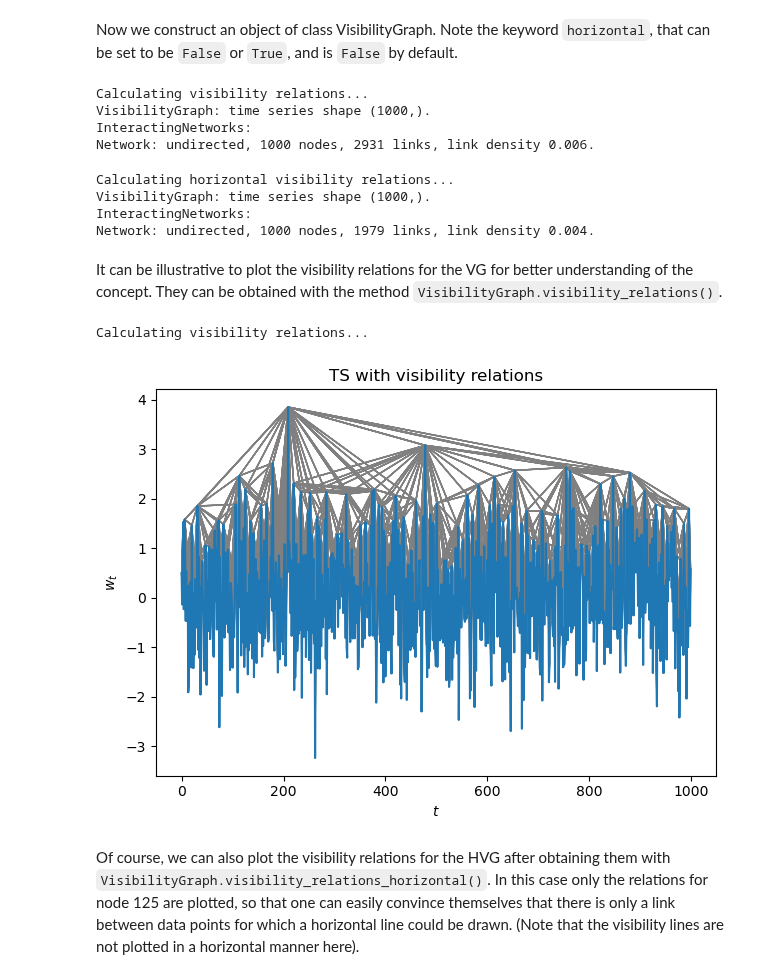
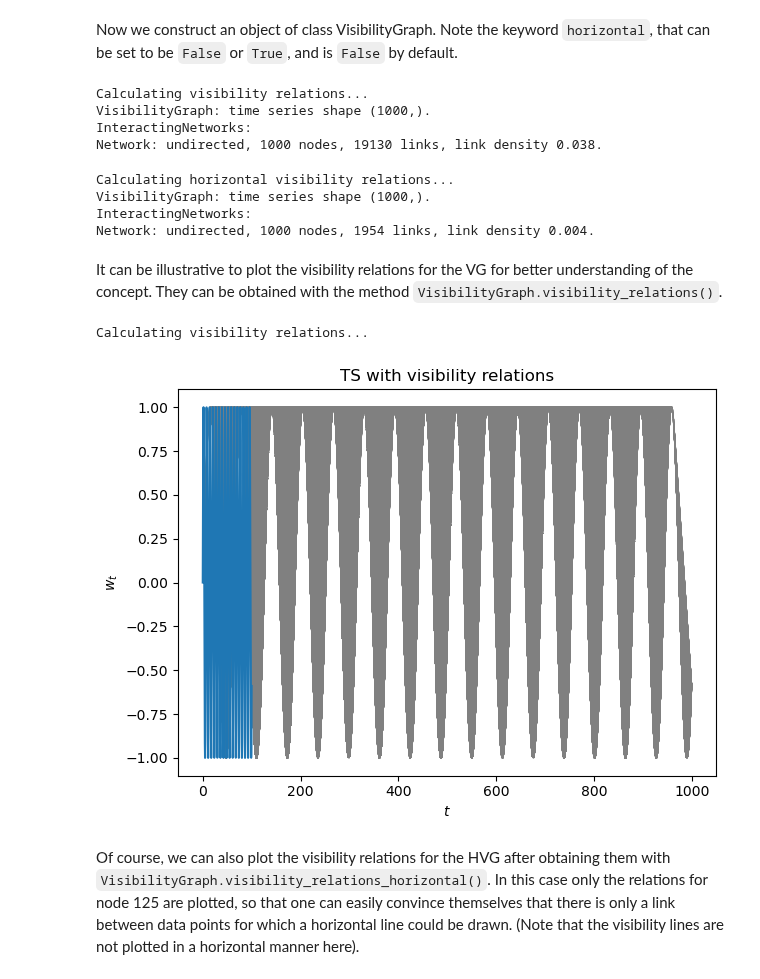
Before and after one commit to pik-copan/pyunicorn, a Jupyter notebook: notebooks/tutorial_VisibilityGraphs.ipynb, the cells around one changed output. Drawn from its saved outputs; the diff is of its cells as text; code cells hidden in the pictures.

```diff
--- a/notebooks/tutorial_VisibilityGraphs.ipynb
+++ b/notebooks/tutorial_VisibilityGraphs.ipynb
@@ -67,16 +70,24 @@ Then we create and plot linear a time series (TS) based on gaußian white noise.
 # %%
+import math
 np.random.seed(42) # we set a seed to reproduce results later
 mu, sigma = 0, 1 # mean and standard deviation
-N = 1000
-w_t = np.random.normal(mu, sigma, N) # gaussian noise time series
-t = np.arange(0, N, 1) # construct time array
+N = 100
+xi = np.random.normal(mu, sigma, N) # gaussian noise time series
+a = 0.5
+w_t = []
+t = np.arange(0, N, 0.1) # construct time array
+for i in t:
+    w_t.append(math.sin(i))
+# for i in t[1:]:
+#     w_t.append(a*w_t[i-1]+xi[i])
+w_t = np.asarray(w_t)
 
 # plot the timeseries
 fig = plt.figure()
 ax = plt.plot(t, w_t)
 ax = plt.xlabel("$t$")
 ax = plt.ylabel("$w_t$")
-ax = plt.title("Examplary Gaußian-Noise Time Series")
+ax = plt.title("Examplary AR(1) Time Series")
 fig.tight_layout()
 plt.show()
 # %% [output]
@@ -90,7 +101,7 @@ print(VG)
 Calculating visibility relations...
 VisibilityGraph: time series shape (1000,).
 InteractingNetworks:
-Network: undirected, 1000 nodes, 2931 links, link density 0.006.
+Network: undirected, 1000 nodes, 19130 links, link density 0.038.
 # %%
 HVG = VisibilityGraph(w_t, horizontal = True)
 print(HVG)
@@ -98,29 +109,29 @@ print(HVG)
 Calculating horizontal visibility relations...
 VisibilityGraph: time series shape (1000,).
 InteractingNetworks:
-Network: undirected, 1000 nodes, 1979 links, link density 0.004.
+Network: undirected, 1000 nodes, 1954 links, link density 0.004.
 # %% [markdown]
 It can be illustrative to plot the visibility relations for the VG for better understanding of the concept. They can be obtained with the method `VisibilityGraph.visibility_relations()`.
 # %%
 # obtain the visibilty relations as an narray with boolean values
 # i.e. Trure: two data points are "visible" to each other
 visibility_relations = VG.visibility_relations()
 
 fig = plt.figure()
 ax = plt.plot(t, w_t)
 ax = plt.xlabel("$t$")
 ax = plt.ylabel("$w_t$")
 ax = plt.title("TS with visibility relations")
 fig.tight_layout()
 # plotting the visibilty relations as grey arrows
-for i in range(N):
-    for k in range(N):
+for i in range(N*10):
+    for k in range(N*10):
         if visibility_relations[i][k]:
             ax = plt.arrow(i, w_t[i], (k-i), (w_t[k]-w_t[i]), color='grey')
 plt.show()
 # %% [output]
 Calculating visibility relations...
-[figure, old version]
+[figure, new version]
 # %% [markdown]
 Of course, we can also plot the visibility relations for the HVG after obtaining them with `VisibilityGraph.visibility_relations_horizontal()`. In this case only the relations for node 125 are plotted, so that one can easily convince themselves that there is only a link between data points for which a horizontal line could be drawn. (Note that the visibility lines are not plotted in a horizontal manner here).
 # %%
```
Also changed, not shown: parts of 19 cells of this notebook.
